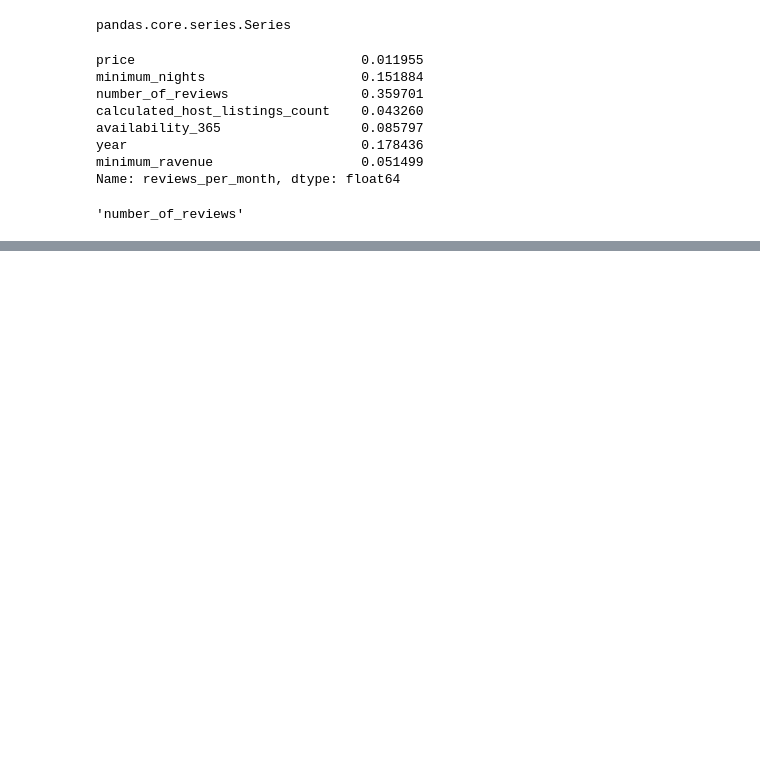
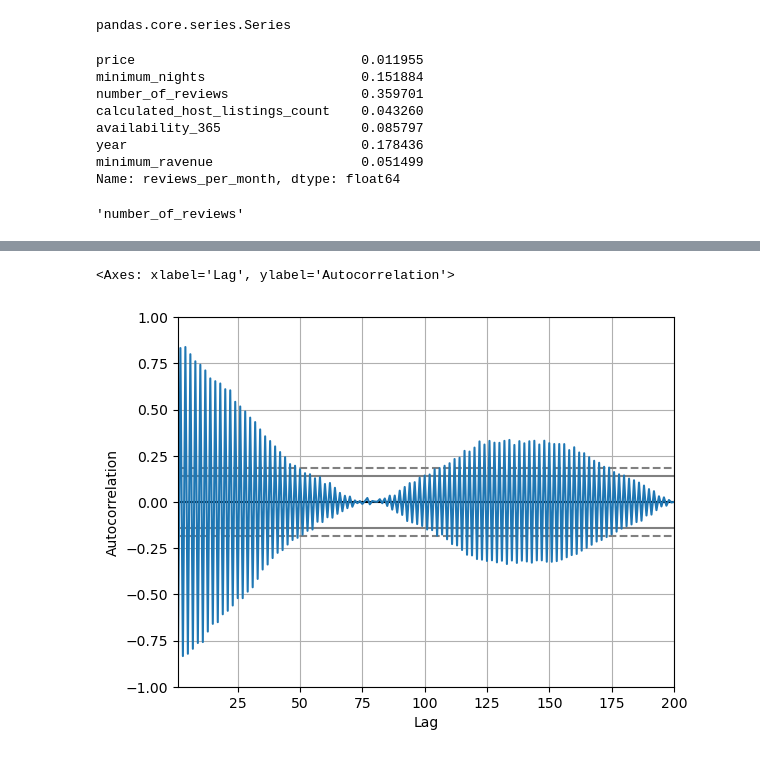
Before and after one commit to nparadina/AlgebraDS, a Jupyter notebook: panda_vjezba.ipynb, the cells around one changed output, grey strips where cells are left out. Saved outputs shown, nothing was run; the diff lists cells and outputs as text; code cells hidden in the pictures; blank space fills up the shorter version.

```diff
--- a/panda_vjezba.ipynb
+++ b/panda_vjezba.ipynb
@@ -615,0 +736,5 @@ testcorr.idxmax()
+# %%
+autocorrelation_plot(kupci_df["Spending Score (1-100)"])
+# %% [output]
+<Axes: xlabel='Lag', ylabel='Autocorrelation'>
+[figure, added]
```
Also changed, not shown: parts of 28 cells of this notebook.
